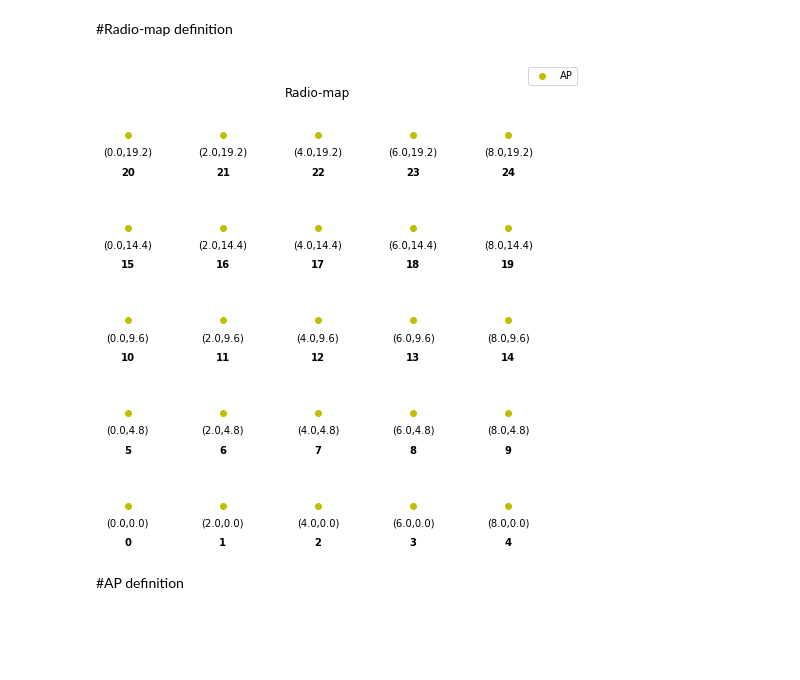
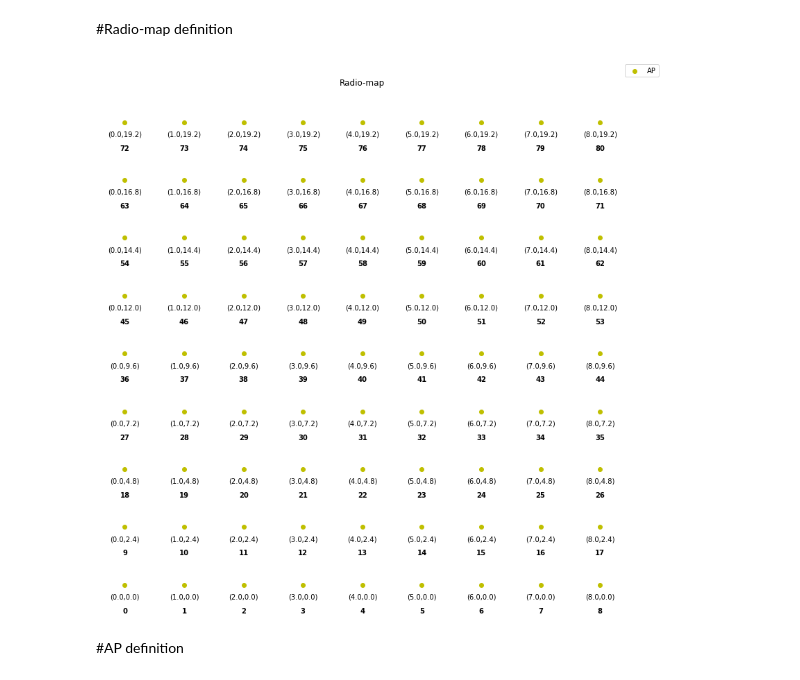
Before and after one commit to carlogattuso/Indoor_Positioning_RTT_GPR, a Jupyter notebook: ap_obs.ipynb, the cells around one changed output. Saved outputs shown, nothing was run; the diff lists cells and outputs as text; code cells hidden in the pictures; blank space fills up the shorter version.

```diff
--- a/ap_obs.ipynb
+++ b/ap_obs.ipynb
@@ -59,8 +59,8 @@ width =  8#@param {type:"number"}
 height = 19.2 #@param {type:"number"}
 
 #@markdown ##Granularity (meters)
-granularity_x =  2#@param {type:"number"}
-granularity_y =  4.6#@param {type:"number"}
+granularity_x =  1#@param {type:"number"}
+granularity_y =  2.3#@param {type:"number"}
 
 points_x = int(width/granularity_x +1)
 points_y = int(height/granularity_y +1)
@@ -78,34 +78,34 @@ Plot coordinates
 """
 coordinates = np.array(np.meshgrid(np.linspace(0, points_y - 1, points_y), np.linspace(0, points_x - 1, points_x))).T.reshape(-1,2)
 coordinates[:, [1, 0]] = coordinates[:, [0, 1]]
 
 plt.figure(figsize=(points_x*1.5, points_y*1.5))
 
 plt.scatter(coordinates[:,0], coordinates[:,1], c='y')
 
 plt.legend(labels=['AP','VRP'],loc="upper right",borderaxespad=-5)
 plt.title('Radio-map',pad=20)
 plt.axis('off')
 
 for x,y,z in zip(coordinates[:,0],coordinates[:,1], np.linspace(0, n_points - 1, n_points).astype(int)):
     label = f"({locations[z,0]},{locations[z,1]})"
 
     plt.annotate(label, # this is the text
                  (x,y), # this is the point to label
                  textcoords="offset points", # how to position the text
                  xytext=(0,-20), # distance from text to points (x,y)
                  ha='center') # horizontal alignment can be left, right or center
 
     label = f"{z}"
 
     plt.annotate(label, # this is the text
                   (x,y), # this is the point to label
                   textcoords="offset points", # how to position the text
                   xytext=(0,-40), # distance from text to points (x,y)
                   ha='center',
                   weight='bold') # horizontal alignment can be left, right or center
 # %% [output]
-[figure, old version]
+[figure, new version]
 # %% [markdown]
 #AP definition
 # %% [markdown]
```
Also changed, not shown: parts of 23 cells of this notebook.
